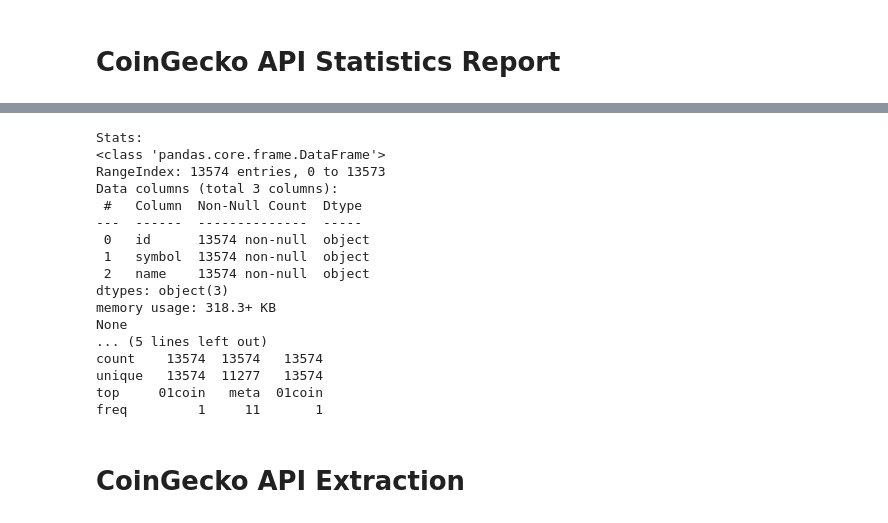
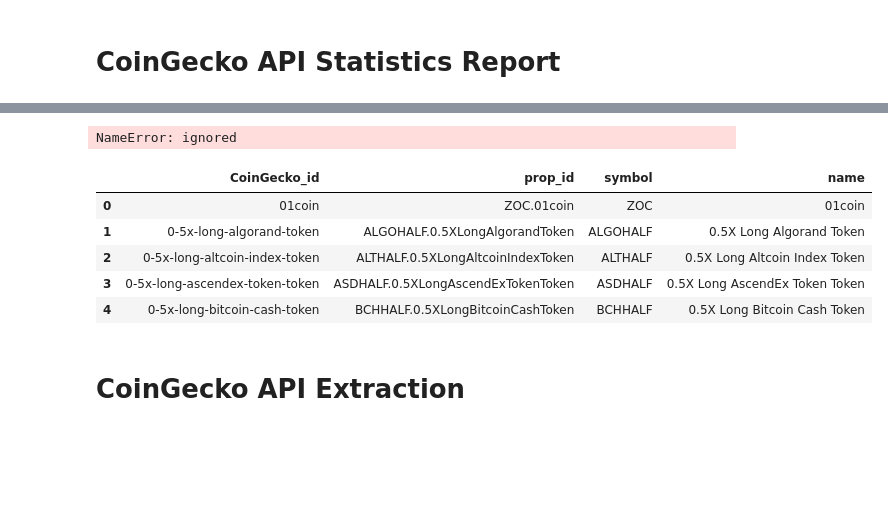
Before and after one commit to custom-hyper/CoinGeckoAPI, a Jupyter notebook: CoinGecko_API.ipynb, the cells around one changed output, grey strips where cells are left out. Saved outputs shown, nothing was run; the diff lists cells and outputs as text; code cells hidden in the pictures; blank space fills up the shorter version.

```diff
--- a/CoinGecko_API.ipynb
+++ b/CoinGecko_API.ipynb
@@ -39,16 +51,4 @@ Requirement already satisfied: idna<3,>=2.5 in /usr/local/lib/python3.7/dist-pac
 # %%
-#@title Available Currencies { display-mode: "code" }
-import requests
-import datetime
-import time
-import json
-from google.colab import data_table
-import plotly.graph_objects as go
-import pandas as pd
-import matplotlib.pyplot as plt
-from pandas.io.json import json_normalize
-from pycoingecko import CoinGeckoAPI
-
 #General Information table
 
 def currency_stats(url):
@@ -61,14 +61,16 @@ def currency_stats(url):
     response = requests.get(url)
     data = response.json()
 
-    df = pd.DataFrame (data)
-
+    df_currency = pd.DataFrame(data, columns = ['id'])
+    """
     print('Stats: ')
-    print(df.info(verbose=True))
-    print(df.isnull().sum())
+    print(df_currency.info(verbose=True))
+    print(df_currency.isnull().sum())
     print(data)
 
-    print(df.describe())
+    print(df_currency.describe())
+    """
+    return df_currency
 
 def main():
 
@@ -99,3 +82,7 @@ freq      1
+# %%
+df_currency
+# %% [output]
+NameError: ignored
 # %%
 #@title Available Coins { display-mode: "code" }
 import requests
@@ -113,50 +100,60 @@ from pandas.io.json import json_normalize
 def coins_stats(url):
     """
     Generates a list of the coins on CoinGecko
     Args: url of the CoinGecko website
 
     """
     frames = []
     response = requests.get(url)
     data = response.json()
 
 
     token_list = pd.DataFrame(data)
 
     print('Stats: ')
     print(token_list.info(verbose=True))
     print(token_list.isnull().sum())
     print(token_list.describe())
 
     return token_list
 
+def prop_id():
+    """
+    Generates a list of the coins on CoinGecko
+    Args: url of the CoinGecko website
+
+    """
+    token_list_clean = pd.DataFrame()
+    token_list_clean['CoinGecko_id'] = token_list['id']
+    symbol = token_list['symbol'].str.upper()
+    name = token_list['name']
+
+    token_list_clean['prop_id'] = symbol + '.' + name.str.replace(" ", "")
+    token_list_clean['symbol'] = symbol
+    token_list_clean['name'] = name
+
+    token_list_clean = token_list_clean.dropna()
+    token_list_clean.reset_index(drop=True, inplace=True)
+
+    return token_list_clean
 
 def main():
   url = "https://api.coingecko.com/api/v3/coins/list"
 
   coins_stats(url)
+  prop_id()
 
+  token_list_clean.head()
 
 if __name__ == "__main__":
     main()
 # %% [output]
-Stats:
-<class 'pandas.core.frame.DataFrame'>
-RangeIndex: 13574 entries, 0 to 13573
-Data columns (total 3 columns):
- #   Column  Non-Null Count  Dtype
----  ------  --------------  -----
- 0   id      13574 non-null  object
- 1   symbol  13574 non-null  object
- 2   name    13574 non-null  object
-dtypes: object(3)
-memory usage: 318.3+ KB
-None
-... (5 lines left out)
-count    13574  13574   13574
-unique   13574  11277   13574
-top     01coin   meta  01coin
-freq         1     11       1
+|  | CoinGecko_id | prop_id | symbol | name |
+| 0 | 01coin | ZOC.01coin | ZOC | 01coin |
+| 1 | 0-5x-long-algorand-token | ALGOHALF.0.5XLongAlgorandToken | ALGOHALF | 0.5X Long Algorand Token |
+| 2 | 0-5x-long-altcoin-index-token | ALTHALF.0.5XLongAltcoinIndexToken | ALTHALF | 0.5X Long Altcoin Index Token |
+| 3 | 0-5x-long-ascendex-token-token | ASDHALF.0.5XLongAscendExTokenToken | ASDHALF | 0.5X Long AscendEx Token Token |
+| 4 | 0-5x-long-bitcoin-cash-token | BCHHALF.0.5XLongBitcoinCashToken | BCHHALF | 0.5X Long Bitcoin Cash Token |
 # %% [markdown]
 # CoinGecko API Extraction
 # %%
```
Also changed, not shown: parts of 9 cells of this notebook.
